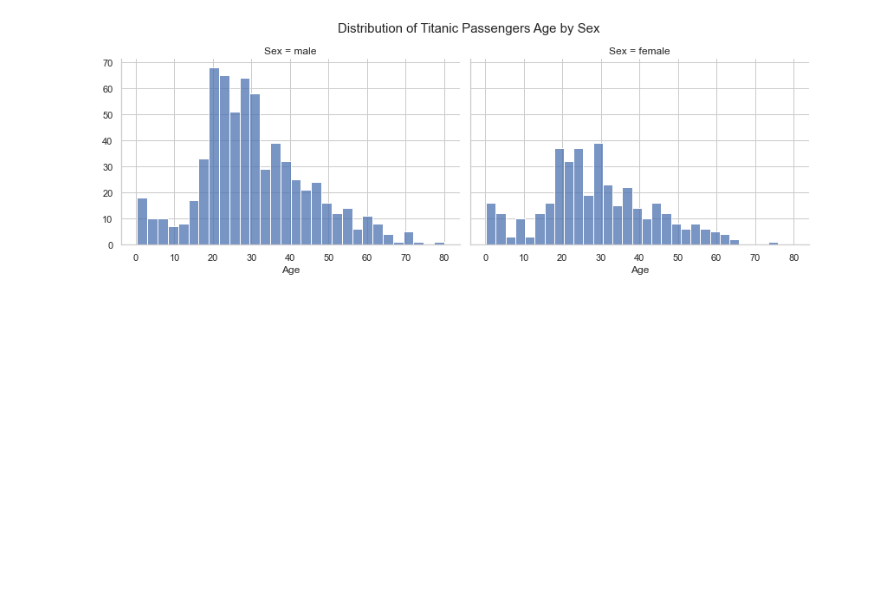
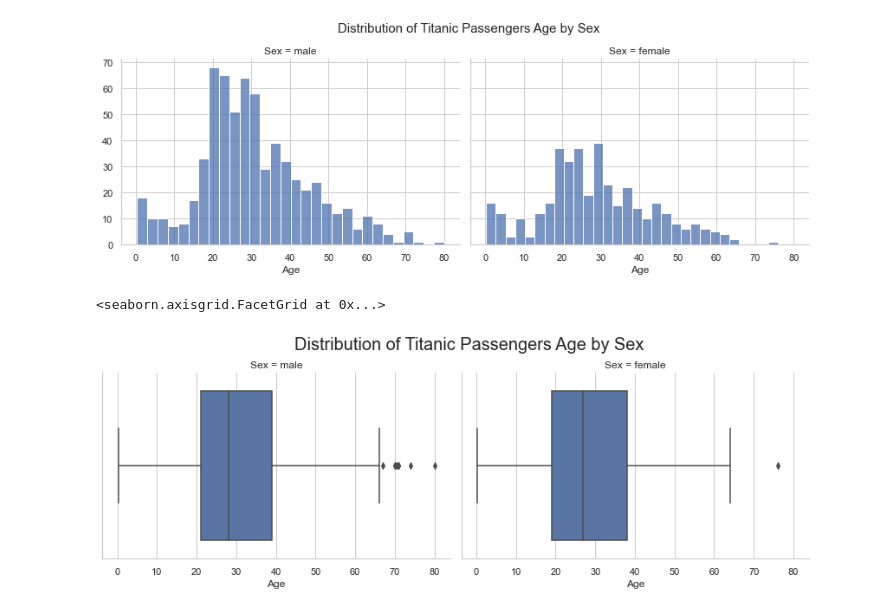
Before and after one commit to malabidi/Titanic, a Jupyter notebook: Titanic_predictions_jupyter_notebook.ipynb, the cells around one changed output. Saved outputs shown, nothing was run; the diff lists cells and outputs as text; code cells hidden in the pictures; blank space fills up the shorter version.

Commit message:
plots6

```diff
--- a/Titanic_predictions_jupyter_notebook.ipynb
+++ b/Titanic_predictions_jupyter_notebook.ipynb
@@ -256,3 +256,12 @@ g.add_legend()
 # %% [output]
 <seaborn.axisgrid.FacetGrid at 0x...>
 [figure]
+# %%
+g = sns.FacetGrid(df, col='Sex', margin_titles=True, height=4, aspect=1.5)
+g.map(sns.boxplot,'Age', order=['male', 'female'])
+g.fig.suptitle('Distribution of Titanic Passengers Age by Sex', y=1.05, fontsize=20)
+sns.set_style("whitegrid")
+g.add_legend()
+# %% [output]
+<seaborn.axisgrid.FacetGrid at 0x...>
+[figure, added]
```
